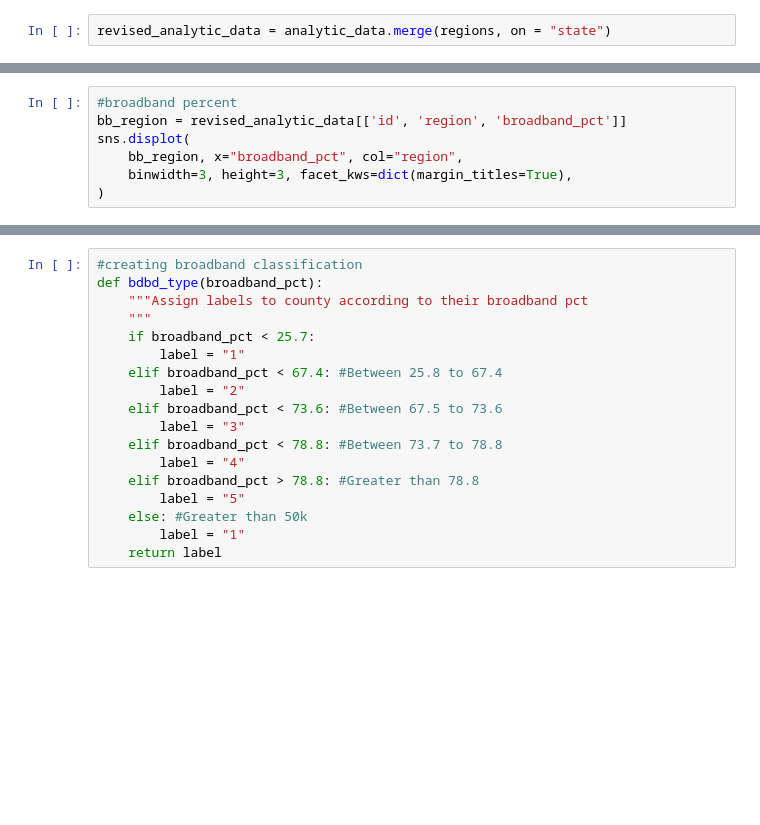
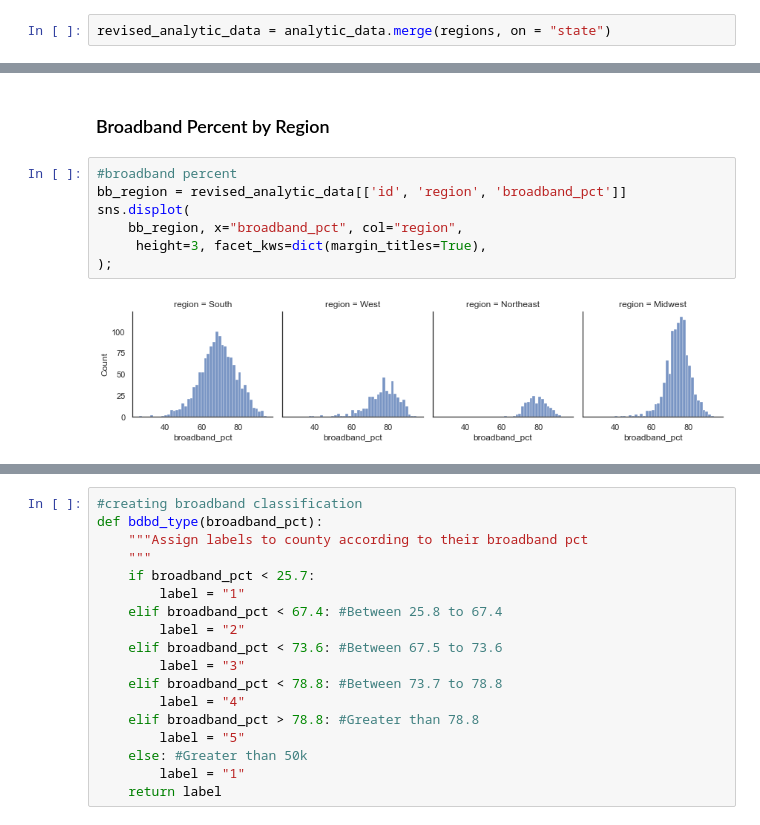
Before and after one commit to mosymns13/DS4A-Team13-Digital-Divide-Project, a Jupyter notebook: Analytic Dataset.ipynb, the cells around one changed output, grey strips where cells are left out. Cells and saved outputs as stored; diff of their text form; blank space fills up the shorter version.

```diff
--- a/Analytic Dataset.ipynb
+++ b/Analytic Dataset.ipynb
@@ -197,7 +249,11 @@ sns.jointplot(data = revised_analytic_data, x = "broadband_pct", y = "est_unemp_
+# %% [markdown]
+### Broadband Percent by Region
 # %%
 #broadband percent
 bb_region = revised_analytic_data[['id', 'region', 'broadband_pct']]
 sns.displot(
     bb_region, x="broadband_pct", col="region",
-    binwidth=3, height=3, facet_kws=dict(margin_titles=True),
-)
+     height=3, facet_kws=dict(margin_titles=True),
+);
+# %% [output]
+[figure, added]
```
Also changed, not shown: parts of 95 cells of this notebook, 5 other files.
